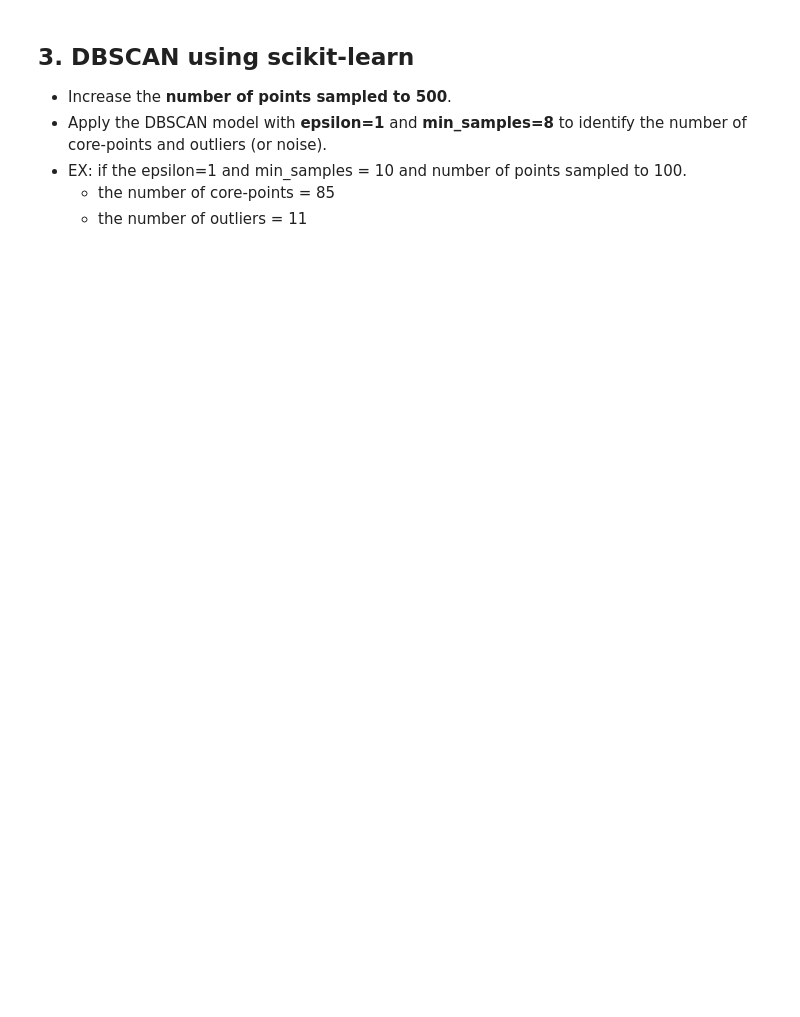
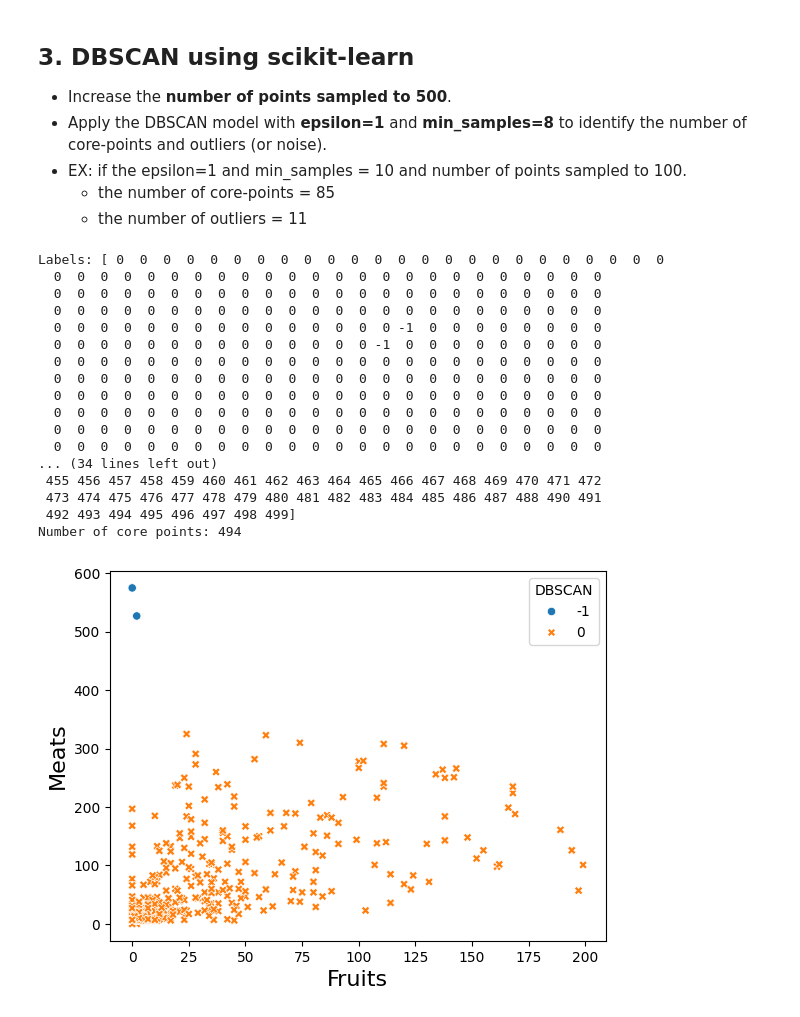
Before and after one commit to PapaNue/tyler_PA_06, a Jupyter notebook: ProgrammingAssignment06_clusterAnalysis.ipynb, the cells around one changed output. Drawn from its saved outputs; the diff is of its cells as text; code cells hidden in the pictures; blank space fills up the shorter version.

```diff
--- a/ProgrammingAssignment06_clusterAnalysis.ipynb
+++ b/ProgrammingAssignment06_clusterAnalysis.ipynb
@@ -140,39 +168,62 @@ print('First five rows of the linkage matrix from SciPy:\n', np.round(clustersHe
 # %%
 import matplotlib.pyplot as plt
 import pandas as pd
 import seaborn as sns
 
 from sklearn.preprocessing import StandardScaler
 from sklearn.cluster import DBSCAN
 
 # Load the full grocery customer dataset and take a random sample of 500 instances
-data = pd.read_csv('customer_personality.csv').sample( # your code here , random_state=123)
+data = pd.read_csv('customer_personality.csv').sample(500, random_state = 123)
 
 # Use StandardScaler() to standardize input features
 X = data[['Fruits', 'Meats']]
 scaler = StandardScaler()
 X = scaler.fit_transform(X)
 X = pd.DataFrame(X)
 
 # Apply DBSCAN with epsilon=1 and min_samples = 8
-dbscan = # Your code here
+dbscan = DBSCAN(eps = 1, min_samples = 8)
 dbscan = dbscan.fit(X)
 
+labels = dbscan.labels_
+core_points = dbscan.core_sample_indices_
+
 # Print the cluster labels and core point indices
-print('Labels:', # Your code here )
-print('Core points:', # Your code here )
-print('Number of core points:', # Your code here )
+print('Labels:', labels )
+print('Core points:', core_points )
+print('Number of core points:', len(core_points) )
 
 # Add the cluster labels to the dataset as strings
 data['clusters'] = dbscan.labels_.astype(str)
 
 # Sort by cluster label (for plotting purposes)
-data.sort_values(by='clusters', inplace=True)
+data.sort_values(by = 'clusters', inplace = True)
 
 # Plot clusters on the original data
-p = sns.scatterplot(data=data, x='Fruits',
-                    y='Meats', hue='clusters',
-                    style='clusters')
-p.set_xlabel('Fruits', fontsize=16)
-p.set_ylabel('Meats', fontsize=16)
-p.legend(title='DBSCAN')
+p = sns.scatterplot(data = data, x = 'Fruits',
+                    y = 'Meats', hue = 'clusters',
+                    style = 'clusters')
+p.set_xlabel('Fruits', fontsize = 16)
+p.set_ylabel('Meats', fontsize = 16)
+p.legend(title = 'DBSCAN')
+plt.show()
+# %% [output]
+Labels: [ 0  0  0  0  0  0  0  0  0  0  0  0  0  0  0  0  0  0  0  0  0  0  0  0
+  0  0  0  0  0  0  0  0  0  0  0  0  0  0  0  0  0  0  0  0  0  0  0  0
+  0  0  0  0  0  0  0  0  0  0  0  0  0  0  0  0  0  0  0  0  0  0  0  0
+  0  0  0  0  0  0  0  0  0  0  0  0  0  0  0  0  0  0  0  0  0  0  0  0
+  0  0  0  0  0  0  0  0  0  0  0  0  0  0  0 -1  0  0  0  0  0  0  0  0
+  0  0  0  0  0  0  0  0  0  0  0  0  0  0 -1  0  0  0  0  0  0  0  0  0
+  0  0  0  0  0  0  0  0  0  0  0  0  0  0  0  0  0  0  0  0  0  0  0  0
+  0  0  0  0  0  0  0  0  0  0  0  0  0  0  0  0  0  0  0  0  0  0  0  0
+  0  0  0  0  0  0  0  0  0  0  0  0  0  0  0  0  0  0  0  0  0  0  0  0
+  0  0  0  0  0  0  0  0  0  0  0  0  0  0  0  0  0  0  0  0  0  0  0  0
+  0  0  0  0  0  0  0  0  0  0  0  0  0  0  0  0  0  0  0  0  0  0  0  0
+  0  0  0  0  0  0  0  0  0  0  0  0  0  0  0  0  0  0  0  0  0  0  0  0
+... (34 lines left out)
+ 455 456 457 458 459 460 461 462 463 464 465 466 467 468 469 470 471 472
+ 473 474 475 476 477 478 479 480 481 482 483 484 485 486 487 488 490 491
+ 492 493 494 495 496 497 498 499]
+Number of core points: 494
+[figure, added]
```
Also changed, not shown: parts of 2 cells of this notebook.
